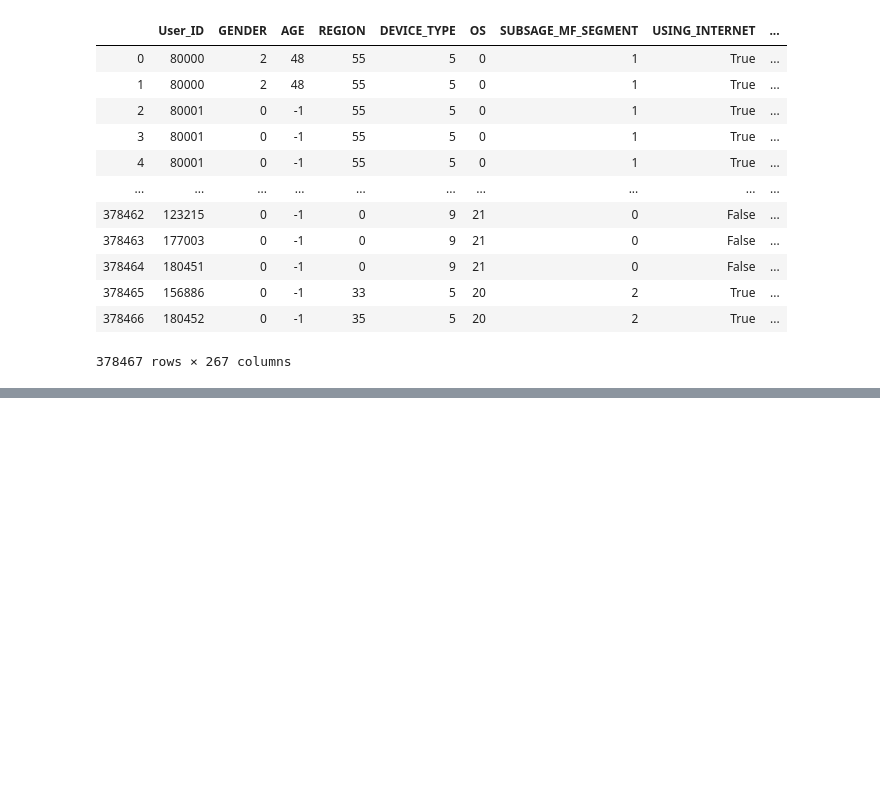
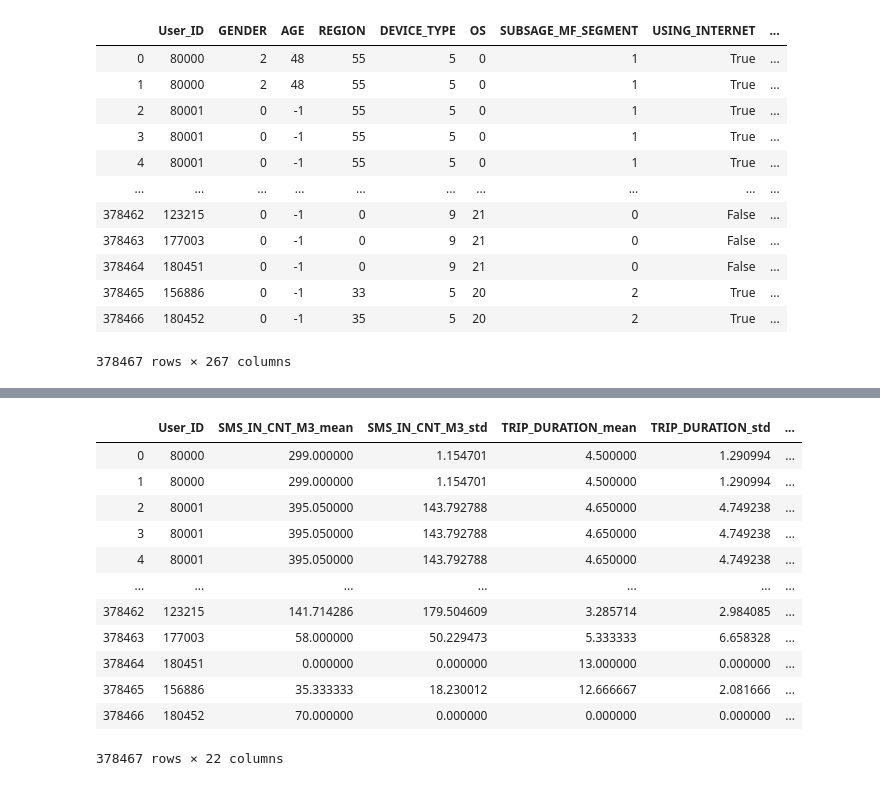
Before and after one commit to DKozl50/ThereAndNow, a Jupyter notebook: EDA.ipynb, the cells around one changed output, grey strips where cells are left out. Saved outputs shown, nothing was run; the diff lists cells and outputs as text; code cells hidden in the pictures; blank space fills up the shorter version.

```diff
--- a/EDA.ipynb
+++ b/EDA.ipynb
@@ -340,22 +208,0 @@ AM.compile(loss='binary_crossentropy', optimizer=optimizer, metrics=['accuracy']
-# %%
-x_train = input_data.read_data_sets("mnist",\
-    one_hot=True).train.images
-x_train = x_train.reshape(-1, self.img_rows,\
-    self.img_cols, 1).astype(np.float32)
-
-self.discriminator =  DM
-self.adversarial = AM
-self.generator = G
-
-images_train = self.x_train[np.random.randint(0,
-                self.x_train.shape[0], size=batch_size), :, :, :]
-noise = np.random.uniform(-1.0, 1.0, size=[batch_size, 100])
-images_fake = self.generator.predict(noise)
-x = np.concatenate((images_train, images_fake))
-y = np.ones([2*batch_size, 1])
-y[batch_size:, :] = 0
-d_loss = self.discriminator.train_on_batch(x, y)
-
-y = np.ones([batch_size, 1])
-noise = np.random.uniform(-1.0, 1.0, size=[batch_size, 100])
-a_loss = self.adversarial.train_on_batch(noise, y)
@@ -390,3 +314,15 @@ time_list = []
 for i in ['start', 'end']:
     for j in ['day', 'month', 'year']:
         time_list.append('{}_{}'.format(i, j))
+
+ids_list = user_data.index.unique()
+
+epochs = 50
+batch_size_noise = 64
+batch_size_true = 128
+
+#true_data = exp[['User_ID', 'TRIP_MAIN_COUNTRY'] + time_list].join(user_data, on = 'User_ID')
+true_data = exp[['User_ID', 'TRIP_MAIN_COUNTRY']].join(user_data, on = 'User_ID')
+
+cols = true_data.columns.tolist()
+true_data = true_data[cols[0:1] + cols[2:] + cols[1:2] ]
@@ -419,0 +489,16 @@ fake_batch.shape
+# %%
+true_data
+# %% [output]
+|  | User_ID | SMS_IN_CNT_M3_mean | SMS_IN_CNT_M3_std | TRIP_DURATION_mean | TRIP_DURATION_std | ... |
+| 0 | 80000 | 299.000000 | 1.154701 | 4.500000 | 1.290994 | ... |
+| 1 | 80000 | 299.000000 | 1.154701 | 4.500000 | 1.290994 | ... |
+| 2 | 80001 | 395.050000 | 143.792788 | 4.650000 | 4.749238 | ... |
+| 3 | 80001 | 395.050000 | 143.792788 | 4.650000 | 4.749238 | ... |
+| 4 | 80001 | 395.050000 | 143.792788 | 4.650000 | 4.749238 | ... |
+| ... | ... | ... | ... | ... | ... | ... |
+| 378462 | 123215 | 141.714286 | 179.504609 | 3.285714 | 2.984085 | ... |
+| 378463 | 177003 | 58.000000 | 50.229473 | 5.333333 | 6.658328 | ... |
+| 378464 | 180451 | 0.000000 | 0.000000 | 13.000000 | 0.000000 | ... |
+| 378465 | 156886 | 35.333333 | 18.230012 | 12.666667 | 2.081666 | ... |
+| 378466 | 180452 | 70.000000 | 0.000000 | 0.000000 | 0.000000 | ... |
+378467 rows × 22 columns
```
Also changed, not shown: parts of 24 cells of this notebook.
